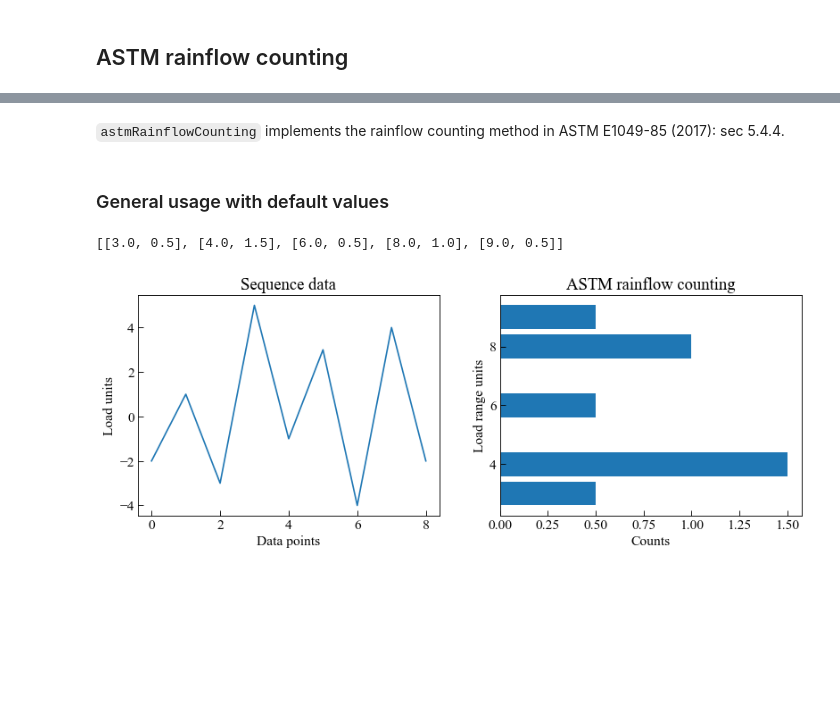
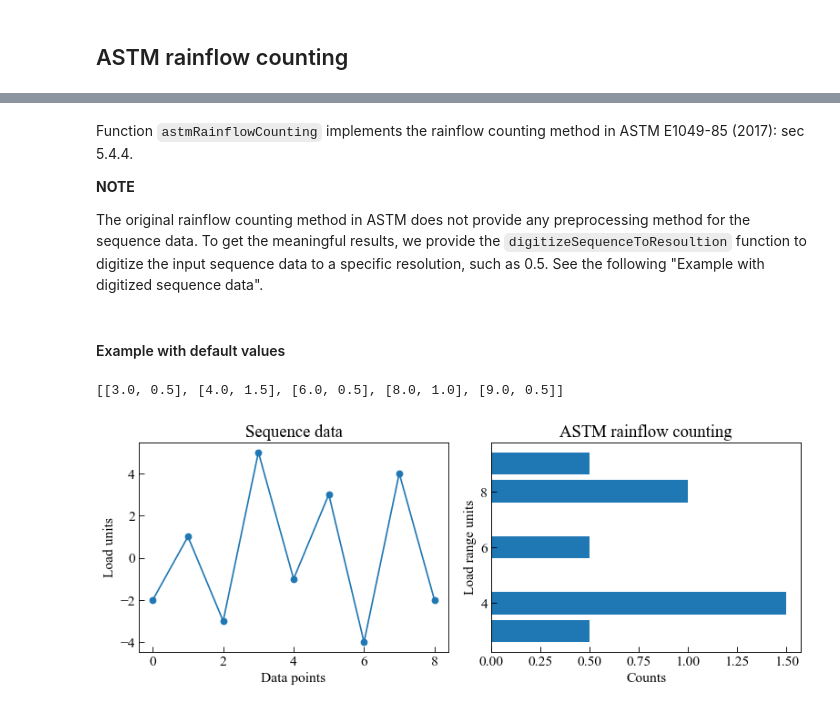
Before and after one commit to dpzhuX/ffpack, a Jupyter notebook: docs/source/cycle counting methods.ipynb, the cells around one changed output, grey strips where cells are left out. Cells and saved outputs as stored; diff of their text form; code cells hidden in the pictures; blank space fills up the shorter version.

```diff
--- a/docs/source/cycle counting methods.ipynb
+++ b/docs/source/cycle counting methods.ipynb
@@ -148,7 +210,11 @@ plt.show()
 # %% [markdown]
-`astmRainflowCounting` implements the rainflow counting method in ASTM E1049-85 (2017): sec 5.4.4.
+Function `astmRainflowCounting` implements the rainflow counting method in ASTM E1049-85 (2017): sec 5.4.4.
+
+**NOTE**
+
+The original rainflow counting method in ASTM does not provide any preprocessing method for the sequence data. To get the meaningful results, we provide the `digitizeSequenceToResoultion` function to digitize the input sequence data to a specific resolution, such as 0.5. See the following "Example with digitized sequence data".
 # %% [markdown]
-### General usage with default values
+#### Example with default values
 # %%
 from ffpack.lcc import astmRainflowCounting
 # %%
@@ -160,24 +226,25 @@ print( astmRfcData )
 # %% [output]
 [[3.0, 0.5], [4.0, 1.5], [6.0, 0.5], [8.0, 1.0], [9.0, 0.5]]
 # %%
-fig, ( ax1, ax2 ) = plt.subplots( 1, 2, figsize=( 12, 4 ) )
+fig, ( ax1, ax2 ) = plt.subplots( 1, 2, figsize=( 10, 4 ) )
 
-ax1.plot( astmRfcSequenceData )
+ax1.plot( astmRfcSequenceData, "o-" )
 
 ax1.tick_params( axis='x', direction="in", length=5 )
 ax1.tick_params( axis='y', direction="in", length=5 )
 ax1.set_ylabel( "Load units" )
 ax1.set_xlabel( "Data points" )
 ax1.set_title( "Sequence data" )
 
 ax2.barh( np.array( astmRfcData )[ :, 0 ], np.array( astmRfcData )[ :, 1 ] )
 
 ax2.tick_params( axis='x', direction="in", length=5 )
 ax2.tick_params( axis='y', direction="in", length=5 )
 ax2.set_ylabel( "Load range units" )
 ax2.set_xlabel( "Counts" )
 ax2.set_title( "ASTM rainflow counting" )
 
+plt.tight_layout()
 plt.show()
 # %% [output]
-[figure, old version]
+[figure, new version]
```
Also changed, not shown: parts of 20 cells of this notebook, 3 other files.
